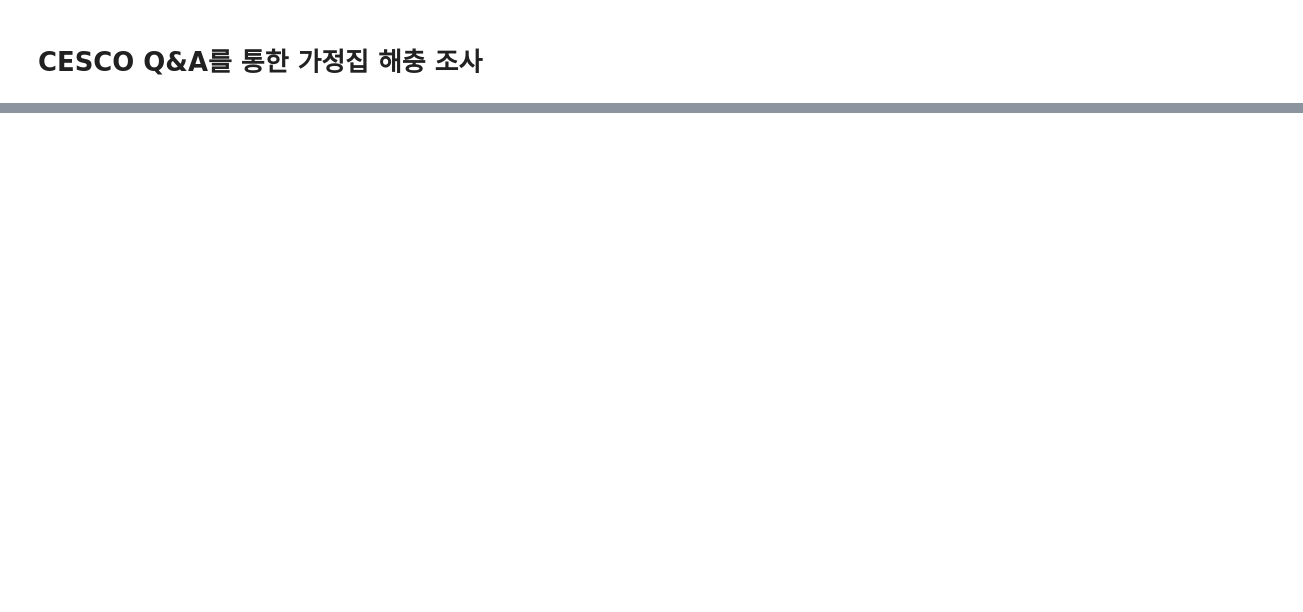
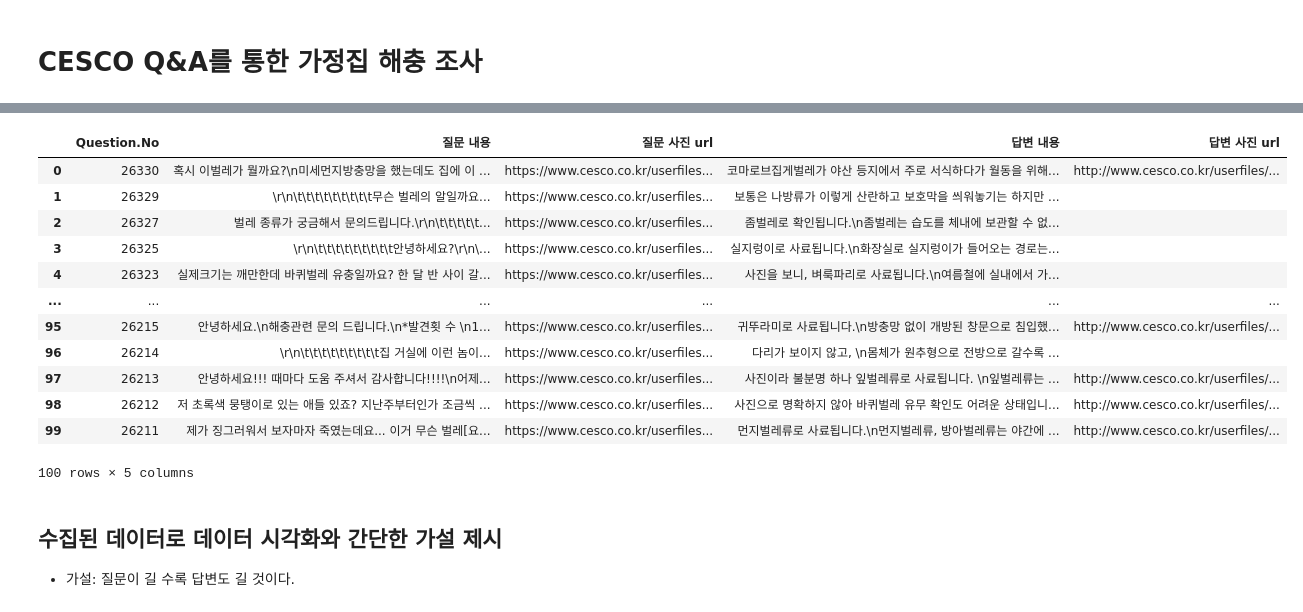
Before and after one commit to ajs7270/snu_bigdata21, a Jupyter notebook: 02_web_crawling/web_crawling.ipynb, the cells around one changed output, grey strips where cells are left out. Cells and saved outputs as stored; diff of their text form; code cells hidden in the pictures; blank space fills up the shorter version.

```diff
--- a/02_web_crawling/web_crawling.ipynb
+++ b/02_web_crawling/web_crawling.ipynb
@@ -42,0 +42,15 @@ print(soup.prettify())
+# %%
+# base url
+base_url = 'https://cesco.co.kr/Cesco/support/'
+base_list_url = 'https://cesco.co.kr/Cesco/support/support_qna_list.aspx?Page='
+base_download = 'https://cesco.co.kr'
+
+# for image download
+pool_manager = urllib3.PoolManager()
+# %%
+# for dataframe
+QnA_number = []
+Question = []
+Question_url = []
+Answer = []
+Answer_url = []
@@ -42,0 +182,18 @@ print(soup.prettify())
+# %%
+df = pd.DataFrame(zip(QnA_number,Question,Question_url,Answer, Answer_url), columns=["Question.No", "Question", "question_picture_url","Answer", "answer_picture_url"])
+# %%
+df.head(100)
+# %% [output]
+|  | Question.No | 질문 내용 | 질문 사진 url | 답변 내용 | 답변 사진 url |
+| 0 | 26330 | 혹시 이벌레가 뭘까요?\n미세먼지방충망을 했는데도 집에 이 ... | https://www.cesco.co.kr/userfiles... | 코마로브집게벌레가 야산 등지에서 주로 서식하다가 월동을 위해... | http://www.cesco.co.kr/userfiles/... |
+| 1 | 26329 | \r\n\t\t\t\t\t\t\t\t\t무슨 벌레의 알일까요... | https://www.cesco.co.kr/userfiles... | 보통은 나방류가 이렇게 산란하고 보호막을 씌워놓기는 하지만 ... |  |
+| 2 | 26327 | 벌레 종류가 궁금해서 문의드립니다.\r\n\t\t\t\t\t... | https://www.cesco.co.kr/userfiles... | 좀벌레로 확인됩니다.\n좀벌레는 습도를 체내에 보관할 수 없... |  |
+| 3 | 26325 | \r\n\t\t\t\t\t\t\t\t\t안녕하세요?\r\n\... | https://www.cesco.co.kr/userfiles... | 실지렁이로 사료됩니다.\n화장실로 실지렁이가 들어오는 경로는... |  |
+| 4 | 26323 | 실제크기는 깨만한데 바퀴벌레 유충일까요? 한 달 반 사이 갈... | https://www.cesco.co.kr/userfiles... | 사진을 보니, 벼룩파리로 사료됩니다.\n여름철에 실내에서 가... |  |
+| ... | ... | ... | ... | ... | ... |
+| 95 | 26215 | 안녕하세요.\n해충관련 문의 드립니다.\n*발견횟 수 \n1... | https://www.cesco.co.kr/userfiles... | 귀뚜라미로 사료됩니다.\n방충망 없이 개방된 창문으로 침입했... | http://www.cesco.co.kr/userfiles/... |
+| 96 | 26214 | \r\n\t\t\t\t\t\t\t\t\t집 거실에 이런 놈이... | https://www.cesco.co.kr/userfiles... | 다리가 보이지 않고, \n몸체가 원추형으로 전방으로 갈수록 ... |  |
+| 97 | 26213 | 안녕하세요!!! 때마다 도움 주셔서 감사합니다!!!!\n어제... | https://www.cesco.co.kr/userfiles... | 사진이라 불분명 하나 잎벌레류로 사료됩니다. \n잎벌레류는 ... | http://www.cesco.co.kr/userfiles/... |
+| 98 | 26212 | 저 초록색 뭉탱이로 있는 애들 있죠? 지난주부터인가 조금씩 ... | https://www.cesco.co.kr/userfiles... | 사진으로 명확하지 않아 바퀴벌레 유무 확인도 어려운 상태입니... | http://www.cesco.co.kr/userfiles/... |
+| 99 | 26211 | 제가 징그러워서 보자마자 죽였는데요... 이거 무슨 벌레[요... | https://www.cesco.co.kr/userfiles... | 먼지벌레류로 사료됩니다.\n먼지벌레류, 방아벌레류는 야간에 ... | http://www.cesco.co.kr/userfiles/... |
+100 rows × 5 columns
@@ -42,0 +202,3 @@ print(soup.prettify())
+# %% [markdown]
+## 수집된 데이터로 데이터 시각화와 간단한 가설 제시
+* 가설: 질문이 길 수록 답변도 길 것이다.
```
Also changed, not shown: parts of 18 cells of this notebook.
